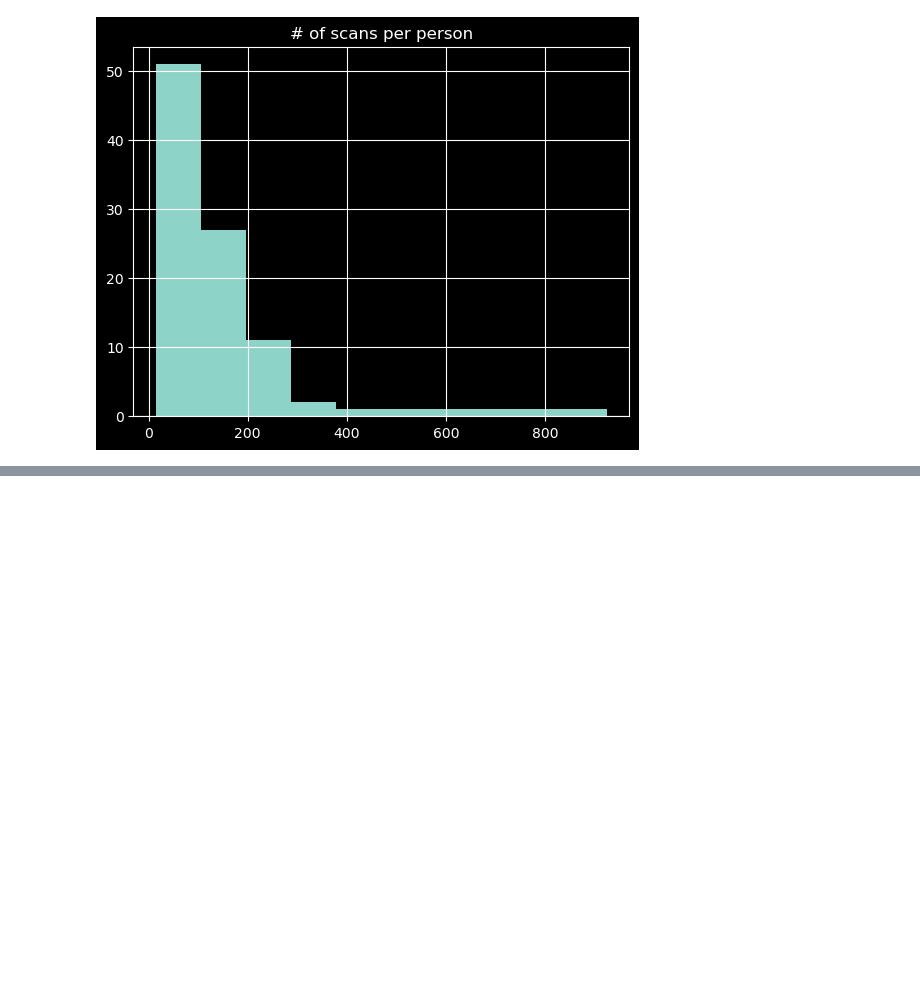
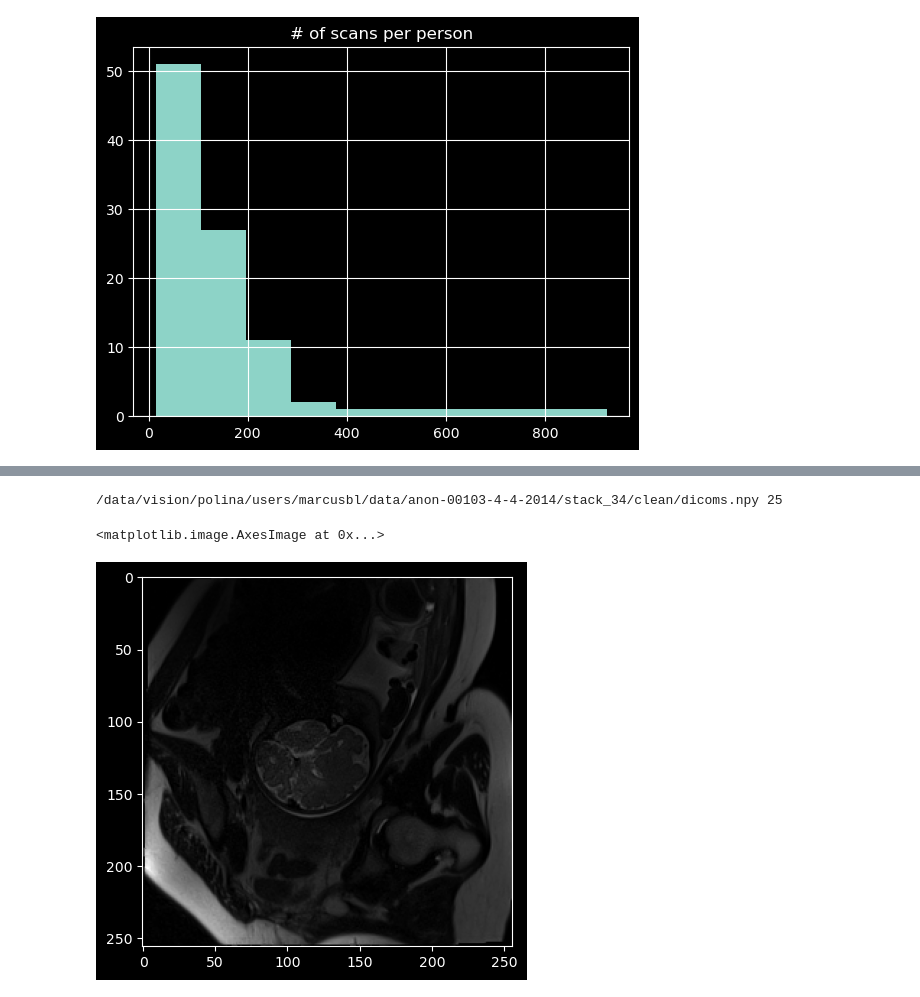
Before and after one commit to MedicalVisionGroup/FetalBrainIQA, a Jupyter notebook: src/explore/all_data.ipynb, the cells around one changed output, grey strips where cells are left out. Cells and saved outputs as stored; diff of their text form; code cells hidden in the pictures; blank space fills up the shorter version.

```diff
--- a/src/explore/all_data.ipynb
+++ b/src/explore/all_data.ipynb
@@ -125,0 +138,6 @@ all_samples_df.to_csv(all_data_path / 'samples.csv')
+# %%
+dups = df[df[['path', 'scan_num']].duplicated(keep=False)]
+dups_df = dups.sort_values(['path', 'scan_num'])
+dups_df = dups_df[dups_df['label'].isin([0, 1, 2])] # drop the scans that weren't labeled at all b/c they were at ends of the scan
+
+print(f"There are {len(dups_df)/2} duplicate scans")
@@ -125,0 +154,10 @@ all_samples_df.to_csv(all_data_path / 'samples.csv')
+# %%
+dup_labels = dups_df.groupby(['path', 'scan_num'])['label']
+
+all_equal = dup_labels.nunique().eq(1)
+has_2 = dup_labels.apply(lambda x: (x == 2).any())
+
+matches = all_equal | has_2
+
+print(matches.value_counts())
+print(f"\nAgreement: {matches.mean():.4f}")
@@ -125,0 +171,3 @@ all_samples_df.to_csv(all_data_path / 'samples.csv')
+# %%
+disagree_paths = matches[~matches].index.tolist()
+disagree_paths[:5]
@@ -125,0 +185,22 @@ all_samples_df.to_csv(all_data_path / 'samples.csv')
+# %%
+def read_scan(scan_path: Path, scan_num: int) -> torch.Tensor:
+    """
+    Returns np array corresponding to the scan for idx in the samples DataFrame
+    """
+
+    if scan_path.suffix == '.npy':
+        nifti_data = np.load(scan_path)
+    else:
+        nifti_img = nib.load(scan_path)
+        nifti_data = nifti_img.get_fdata().astype(np.float32)
+
+    return torch.from_numpy(nifti_data)[:, :, scan_num]
+# %%
+scan_path, scan_num = random.choice(disagree_paths)
+print(scan_path, scan_num)
+img = read_scan(Path(scan_path), scan_num)
+plt.imshow(img, cmap="gray")
+# %% [output]
+/data/vision/polina/users/marcusbl/data/anon-00103-4-4-2014/stack_34/clean/dicoms.npy 25
+<matplotlib.image.AxesImage at 0x...>
+[figure, added]
```
Also changed, not shown: parts of 10 cells of this notebook, 7 other files.
